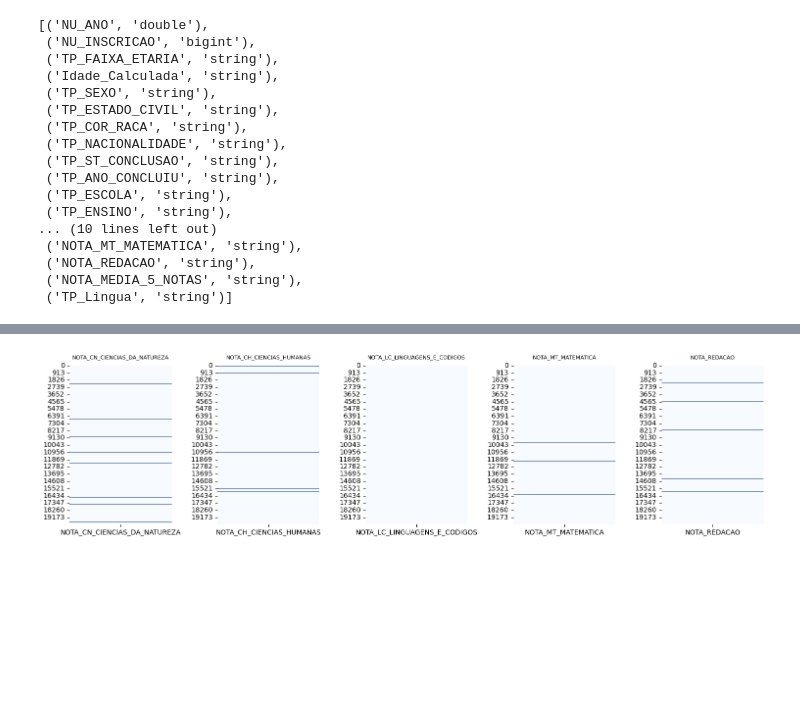
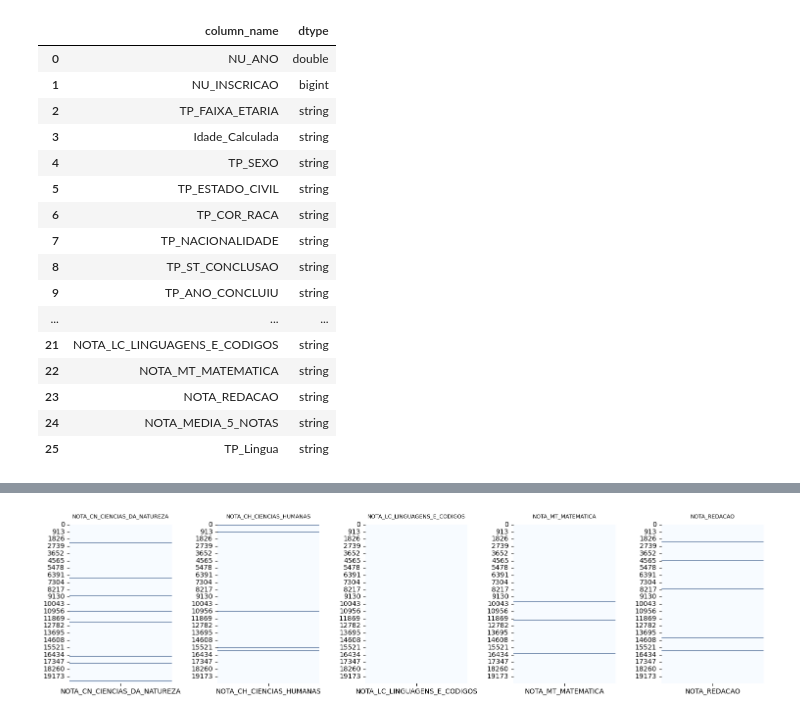
Before and after one commit to s33ding/ENEM_PySpark_ML, a Jupyter notebook: cleaning_and_exploring.ipynb, the cells around one changed output, grey strips where cells are left out. Cells and saved outputs as stored; diff of their text form; code cells hidden in the pictures; blank space fills up the shorter version.

```diff
--- a/cleaning_and_exploring.ipynb
+++ b/cleaning_and_exploring.ipynb
@@ -17,23 +21,25 @@ df = spark.read.csv("dataset/enem.csv", header=True, inferSchema=True)
-# %%
-df.dtypes
-# %% [output]
-[('NU_ANO', 'double'),
- ('NU_INSCRICAO', 'bigint'),
- ('TP_FAIXA_ETARIA', 'string'),
- ('Idade_Calculada', 'string'),
- ('TP_SEXO', 'string'),
- ('TP_ESTADO_CIVIL', 'string'),
- ('TP_COR_RACA', 'string'),
- ('TP_NACIONALIDADE', 'string'),
- ('TP_ST_CONCLUSAO', 'string'),
- ('TP_ANO_CONCLUIU', 'string'),
- ('TP_ESCOLA', 'string'),
- ('TP_ENSINO', 'string'),
-... (10 lines left out)
- ('NOTA_MT_MATEMATICA', 'string'),
- ('NOTA_REDACAO', 'string'),
- ('NOTA_MEDIA_5_NOTAS', 'string'),
- ('TP_Lingua', 'string')]
+# %%
+tmp = pd.DataFrame(df.dtypes, columns=["column_name","dtype"])
+tmp.to_parquet('data_for_dashboards/eda/dtypes/dtypes.parquet')
+tmp
+# %% [output]
+|  | column_name | dtype |
+| 0 | NU_ANO | double |
+| 1 | NU_INSCRICAO | bigint |
+| 2 | TP_FAIXA_ETARIA | string |
+| 3 | Idade_Calculada | string |
+| 4 | TP_SEXO | string |
+| 5 | TP_ESTADO_CIVIL | string |
+| 6 | TP_COR_RACA | string |
+| 7 | TP_NACIONALIDADE | string |
+| 8 | TP_ST_CONCLUSAO | string |
+| 9 | TP_ANO_CONCLUIU | string |
+| ... | ... | ... |
+| 21 | NOTA_LC_LINGUAGENS_E_CODIGOS | string |
+| 22 | NOTA_MT_MATEMATICA | string |
+| 23 | NOTA_REDACAO | string |
+| 24 | NOTA_MEDIA_5_NOTAS | string |
+| 25 | TP_Lingua | string |
 # %%
 df.show()
 # %% [output]
```
Also changed, not shown: parts of 9 cells of this notebook, 12 other files.
